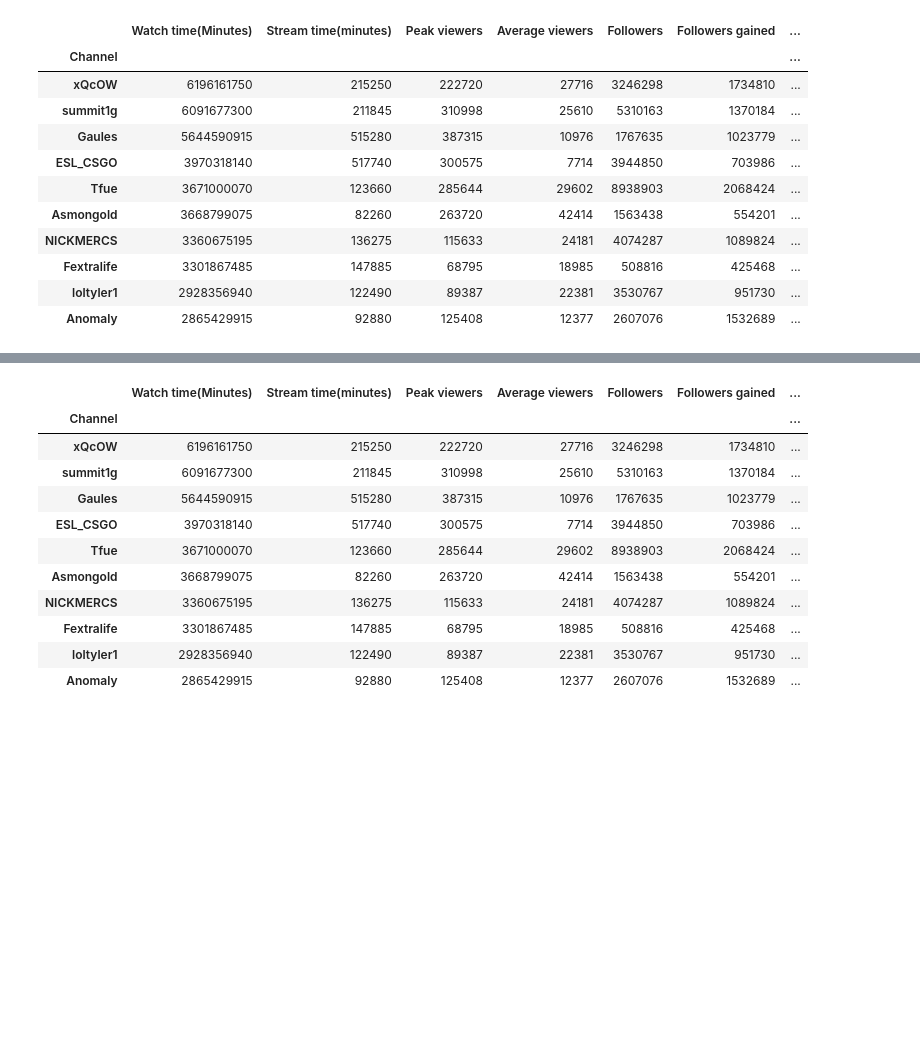
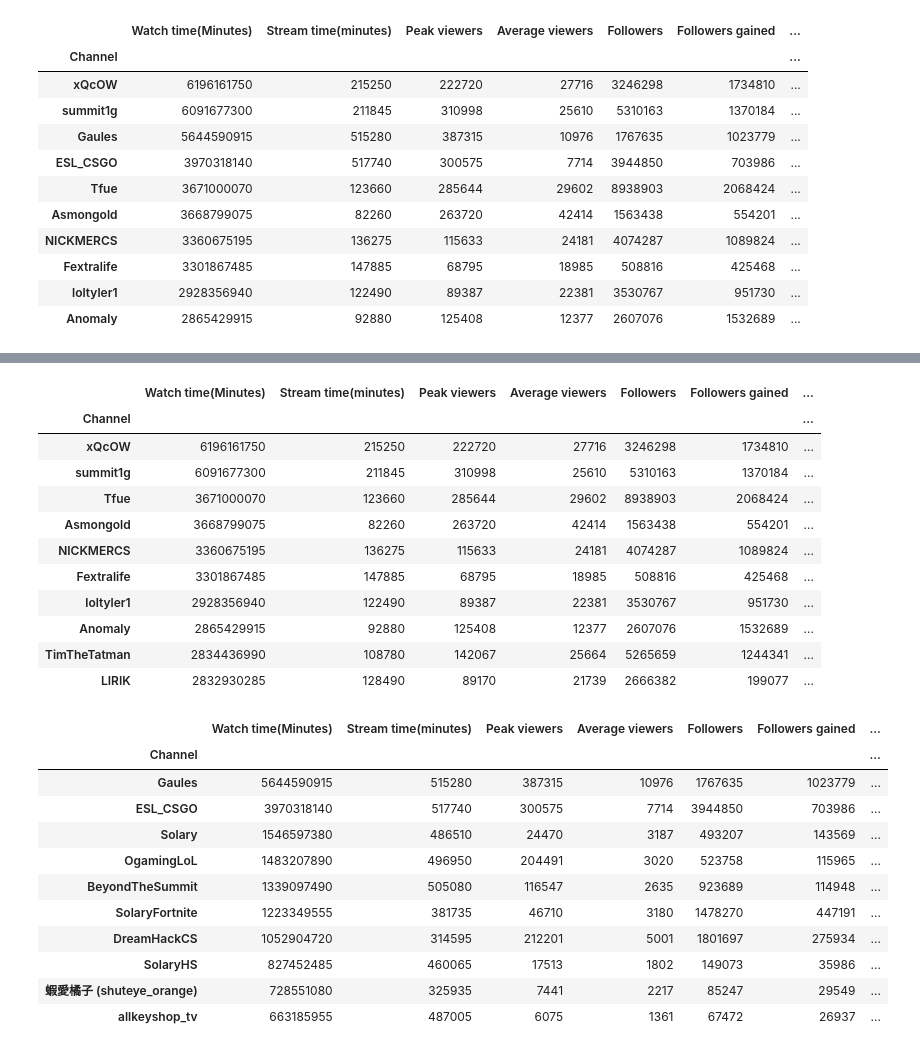
Before and after one commit to foshesss/Assignment0_ChessStreamerAnalysis, a Jupyter notebook: assignment4/assignment4.ipynb, the cells around one changed output, grey strips where cells are left out. Cells and saved outputs as stored; diff of their text form; code cells hidden in the pictures; blank space fills up the shorter version.

```diff
--- a/assignment4/assignment4.ipynb
+++ b/assignment4/assignment4.ipynb
@@ -58,0 +79,4 @@ plt.show()
+# %%
+pd.set_option('display.float_format', '{:.2f}'.format)
+grouped = streamer_df.groupby("cluster").mean().sort_values("Watch time(Minutes)", ascending=False)
+grouped.head()
@@ -59,15 +90,30 @@ plt.show()
 # %%
-streamer_df.head(10)
+streamer_df[streamer_df["cluster"] == 2].head(10)
 # %% [output]
 |  | Watch time(Minutes) | Stream time(minutes) | Peak viewers | Average viewers | Followers | Followers gained | ... |
 | Channel |  |  |  |  |  |  | ... |
 | xQcOW | 6196161750 | 215250 | 222720 | 27716 | 3246298 | 1734810 | ... |
 | summit1g | 6091677300 | 211845 | 310998 | 25610 | 5310163 | 1370184 | ... |
-| Gaules | 5644590915 | 515280 | 387315 | 10976 | 1767635 | 1023779 | ... |
-| ESL_CSGO | 3970318140 | 517740 | 300575 | 7714 | 3944850 | 703986 | ... |
 | Tfue | 3671000070 | 123660 | 285644 | 29602 | 8938903 | 2068424 | ... |
 | Asmongold | 3668799075 | 82260 | 263720 | 42414 | 1563438 | 554201 | ... |
 | NICKMERCS | 3360675195 | 136275 | 115633 | 24181 | 4074287 | 1089824 | ... |
 | Fextralife | 3301867485 | 147885 | 68795 | 18985 | 508816 | 425468 | ... |
 | loltyler1 | 2928356940 | 122490 | 89387 | 22381 | 3530767 | 951730 | ... |
 | Anomaly | 2865429915 | 92880 | 125408 | 12377 | 2607076 | 1532689 | ... |
+| TimTheTatman | 2834436990 | 108780 | 142067 | 25664 | 5265659 | 1244341 | ... |
+| LIRIK | 2832930285 | 128490 | 89170 | 21739 | 2666382 | 199077 | ... |
+# %%
+streamer_df[streamer_df["cluster"] == 1].head(10)
+# %% [output]
+|  | Watch time(Minutes) | Stream time(minutes) | Peak viewers | Average viewers | Followers | Followers gained | ... |
+| Channel |  |  |  |  |  |  | ... |
+| Gaules | 5644590915 | 515280 | 387315 | 10976 | 1767635 | 1023779 | ... |
+| ESL_CSGO | 3970318140 | 517740 | 300575 | 7714 | 3944850 | 703986 | ... |
+| Solary | 1546597380 | 486510 | 24470 | 3187 | 493207 | 143569 | ... |
+| OgamingLoL | 1483207890 | 496950 | 204491 | 3020 | 523758 | 115965 | ... |
+| BeyondTheSummit | 1339097490 | 505080 | 116547 | 2635 | 923689 | 114948 | ... |
+| SolaryFortnite | 1223349555 | 381735 | 46710 | 3180 | 1478270 | 447191 | ... |
+| DreamHackCS | 1052904720 | 314595 | 212201 | 5001 | 1801697 | 275934 | ... |
+| SolaryHS | 827452485 | 460065 | 17513 | 1802 | 149073 | 35986 | ... |
+| 蝦愛橘子 (shuteye_orange) | 728551080 | 325935 | 7441 | 2217 | 85247 | 29549 | ... |
+| allkeyshop_tv | 663185955 | 487005 | 6075 | 1361 | 67472 | 26937 | ... |
```
Also changed, not shown: parts of 4 cells of this notebook.
